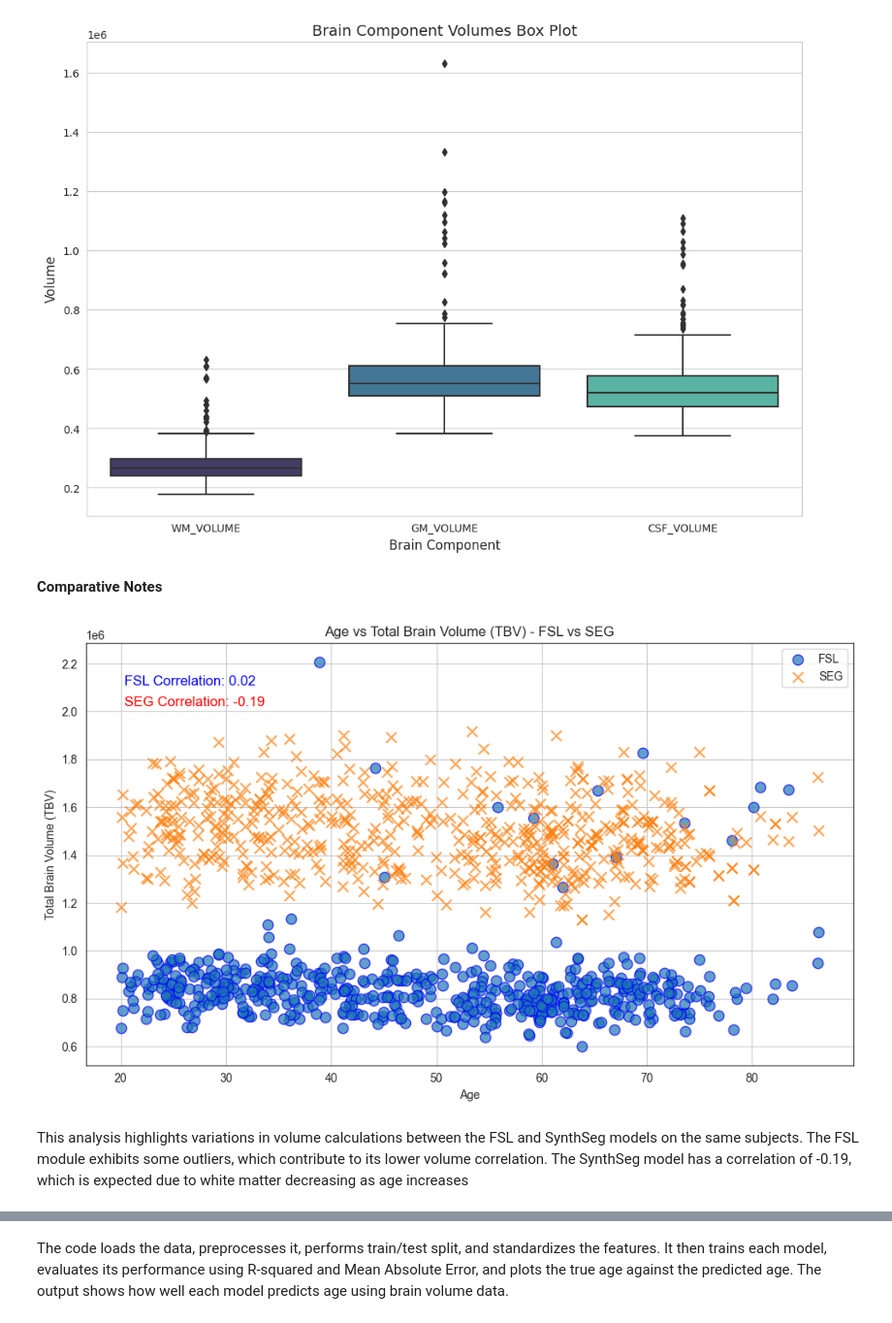
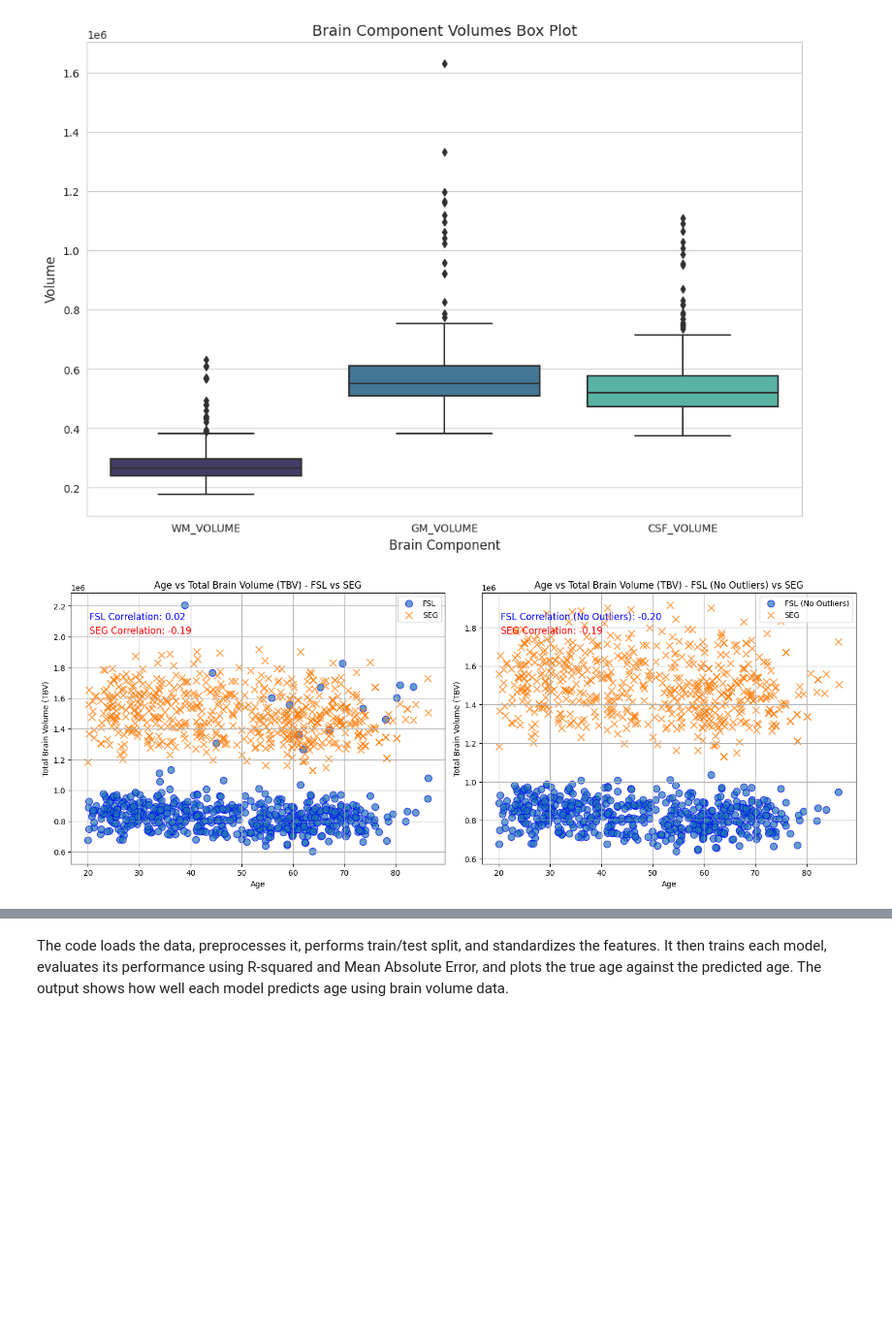
Before and after one commit to jessexmaki/CAP4770-Final-Project, a Jupyter notebook: IXI/Final.ipynb, the cells around one changed output, grey strips where cells are left out. Shown at 97% size. Saved outputs shown, nothing was run; the diff lists cells and outputs as text; code cells hidden in the pictures; blank space fills up the shorter version.

```diff
--- a/IXI/Final.ipynb
+++ b/IXI/Final.ipynb
@@ -454,43 +324,61 @@ ax.set_title('Brain Component Volumes Box Plot', fontsize=14)
 plt.show()
 # %% [output]
 [figure]
-# %% [markdown]
-**Comparative Notes**
 # %%
 import pandas as pd
 import matplotlib.pyplot as plt
 
 # Read the CSV files
 fsl_data = pd.read_csv('IXI-FSL.csv')
 seg_data = pd.read_csv('IXI-SEG.csv')
 
 # Extract necessary columns for plotting
 fsl_age_tbv = fsl_data[['AGE', 'TBV']]
 seg_age_tbv = seg_data[['AGE', 'TBV']]
 
 # Calculate correlation coefficients
 fsl_correlation = fsl_age_tbv['AGE'].corr(fsl_age_tbv['TBV'])
 seg_correlation = seg_age_tbv['AGE'].corr(seg_age_tbv['TBV'])
 
-# Plot the data with different markers for FSL and SEG
-plt.figure(figsize=(10, 6))
-plt.scatter(fsl_age_tbv['AGE'], fsl_age_tbv['TBV'], label='FSL', alpha=0.7, marker='o', edgecolors='b', s=80)
-plt.scatter(seg_age_tbv['AGE'], seg_age_tbv['TBV'], label='SEG', alpha=0.7, marker='x', edgecolors='r', s=80)
+# Remove outliers from FSL data using IQR method
+Q1 = fsl_age_tbv['TBV'].quantile(0.25)
+Q3 = fsl_age_tbv['TBV'].quantile(0.75)
+IQR = Q3 - Q1
+lower_bound = Q1 - 1.5 * IQR
+upper_bound = Q3 + 1.5 * IQR
+fsl_age_tbv_no_outliers = fsl_age_tbv[(fsl_age_tbv['TBV'] >= lower_bound) & (fsl_age_tbv['TBV'] <= upper_bound)]
 
-# Customize the plot
-plt.xlabel('Age')
-plt.ylabel('Total Brain Volume (TBV)')
-plt.title('Age vs Total Brain Volume (TBV) - FSL vs SEG')
+# Calculate correlation coefficients (using fsl_age_tbv_no_outliers DataFrame)
+fsl_correlation_no_outliers = fsl_age_tbv_no_outliers['AGE'].corr(fsl_age_tbv_no_outliers['TBV'])
 
-# Display correlation coefficients on the plot
-plt.annotate(f'FSL Correlation: {fsl_correlation:.2f}', xy=(0.05, 0.9), xycoords='axes fraction', fontsize=12, color='b')
-plt.annotate(f'SEG Correlation: {seg_correlation:.2f}', xy=(0.05, 0.85), xycoords='axes fraction', fontsize=12, color='r')
+# Create a figure with two subplots
+fig, axes = plt.subplots(1, 2, figsize=(15, 6))
 
-plt.legend()
-plt.grid(True)
+# Plot on the first subplot
+axes[0].scatter(fsl_age_tbv['AGE'], fsl_age_tbv['TBV'], label='FSL', alpha=0.7, marker='o', edgecolors='b', s=80)
+axes[0].scatter(seg_age_tbv['AGE'], seg_age_tbv['TBV'], label='SEG', alpha=0.7, marker='x', edgecolors='r', s=80)
+
+axes[0].set_xlabel('Age')
+axes[0].set_ylabel('Total Brain Volume (TBV)')
+axes[0].set_title('Age vs Total Brain Volume (TBV) - FSL vs SEG')
+axes[0].annotate(f'FSL Correlation: {fsl_correlation:.2f}', xy=(0.05, 0.9), xycoords='axes fraction', fontsize=12, color='b')
+axes[0].annotate(f'SEG Correlation: {seg_correlation:.2f}', xy=(0.05, 0.85), xycoords='axes fraction', fontsize=12, color='r')
+axes[0].legend()
+axes[0].grid(True)
+
+# Plot on the second subplot
+axes[1].scatter(fsl_age_tbv_no_outliers['AGE'], fsl_age_tbv_no_outliers['TBV'], label='FSL (No Outliers)', alpha=0.7, marker='o', edgecolors='b', s=80)
+axes[1].scatter(seg_age_tbv['AGE'], seg_age_tbv['TBV'], label='SEG', alpha=0.7, marker='x', edgecolors='r', s=80)
+
+axes[1].set_xlabel('Age')
+axes[1].set_ylabel('Total Brain Volume (TBV)')
+axes[1].set_title('Age vs Total Brain Volume (TBV) - FSL (No Outliers) vs SEG')
+axes[1].annotate(f'FSL Correlation (No Outliers): {fsl_correlation_no_outliers:.2f}', xy=(0.05, 0.9), xycoords='axes fraction', fontsize=12, color='b')
+axes[1].annotate(f'SEG Correlation: {seg_correlation:.2f}', xy=(0.05, 0.85), xycoords='axes fraction', fontsize=12, color='r')
+axes[1].legend()
+axes[1].grid(True)
+
 plt.tight_layout()
 plt.show()
 # %% [output]
-[figure, old version]
+[figure, new version]
-# %% [markdown]
-This analysis highlights variations in volume calculations between the FSL and SynthSeg models on the same subjects. The FSL module exhibits some outliers, which contribute to its lower volume correlation. The SynthSeg model has a correlation of -0.19, which is expected due to white matter decreasing as age increases
```
Also changed, not shown: parts of 50 cells of this notebook.
